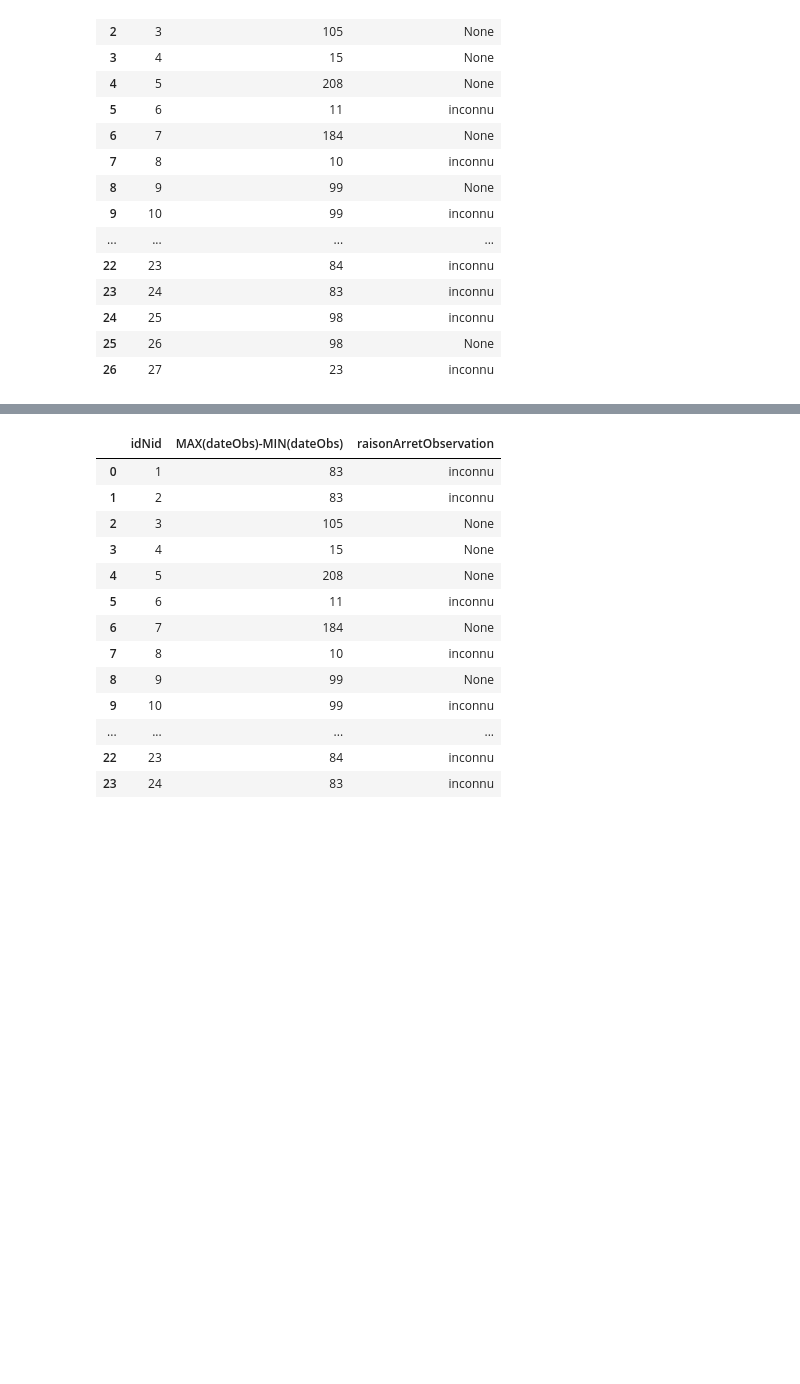
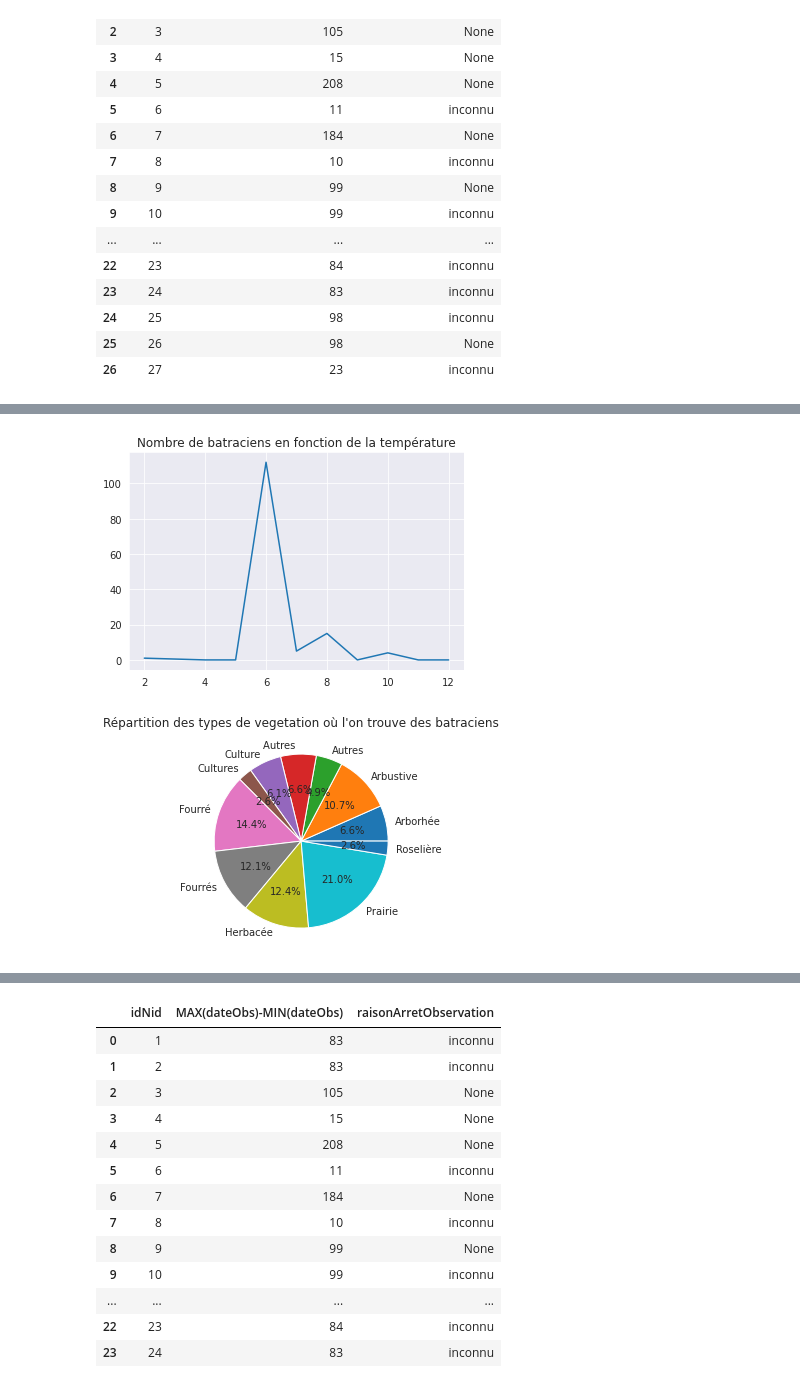
Before and after one commit to augustin-pasq/sae-pnr, a Jupyter notebook: Analyse/PNR_Analyse.ipynb, the cells around one changed output, grey strips where cells are left out. Cells and saved outputs as stored; diff of their text form; code cells hidden in the pictures; blank space fills up the shorter version.

```diff
--- a/Analyse/PNR_Analyse.ipynb
+++ b/Analyse/PNR_Analyse.ipynb
@@ -128,0 +138,24 @@ plt.show()
+# %%
+df = pd.read_sql("""SELECT temperature, SUM(nombreAdultes)
+                    FROM Obs_Batracien
+                    WHERE temperature IS NOT NULL
+                    GROUP BY temperature
+                    ORDER BY temperature;"""
+                 , con=db_connection)
+plt.plot(df['temperature'], df['SUM(nombreAdultes)'])
+plt.title("Nombre de batraciens en fonction de la température")
+plt.show()
+
+df = pd.read_sql("SELECT * FROM Vegetation", con=db_connection)
+df.dropna(inplace=True)
+tmp = pd.DataFrame()
+for s in df.values:
+    for w in s[2].split(','):
+        tmp = tmp.append({'vegetation': w, 'index': s[0]}, ignore_index=True)
+tmp.groupby(['vegetation']).count()
+plt.pie(tmp.groupby(['vegetation']).count()['index'], labels=tmp.groupby(['vegetation']).count()['index'].index, autopct='%1.1f%%')
+plt.title("Répartition des types de vegetation où l'on trouve des batraciens")
+plt.show()
+# %% [output]
+[figure, added]
+[figure, added]
```
Also changed, not shown: parts of 4 cells of this notebook.
